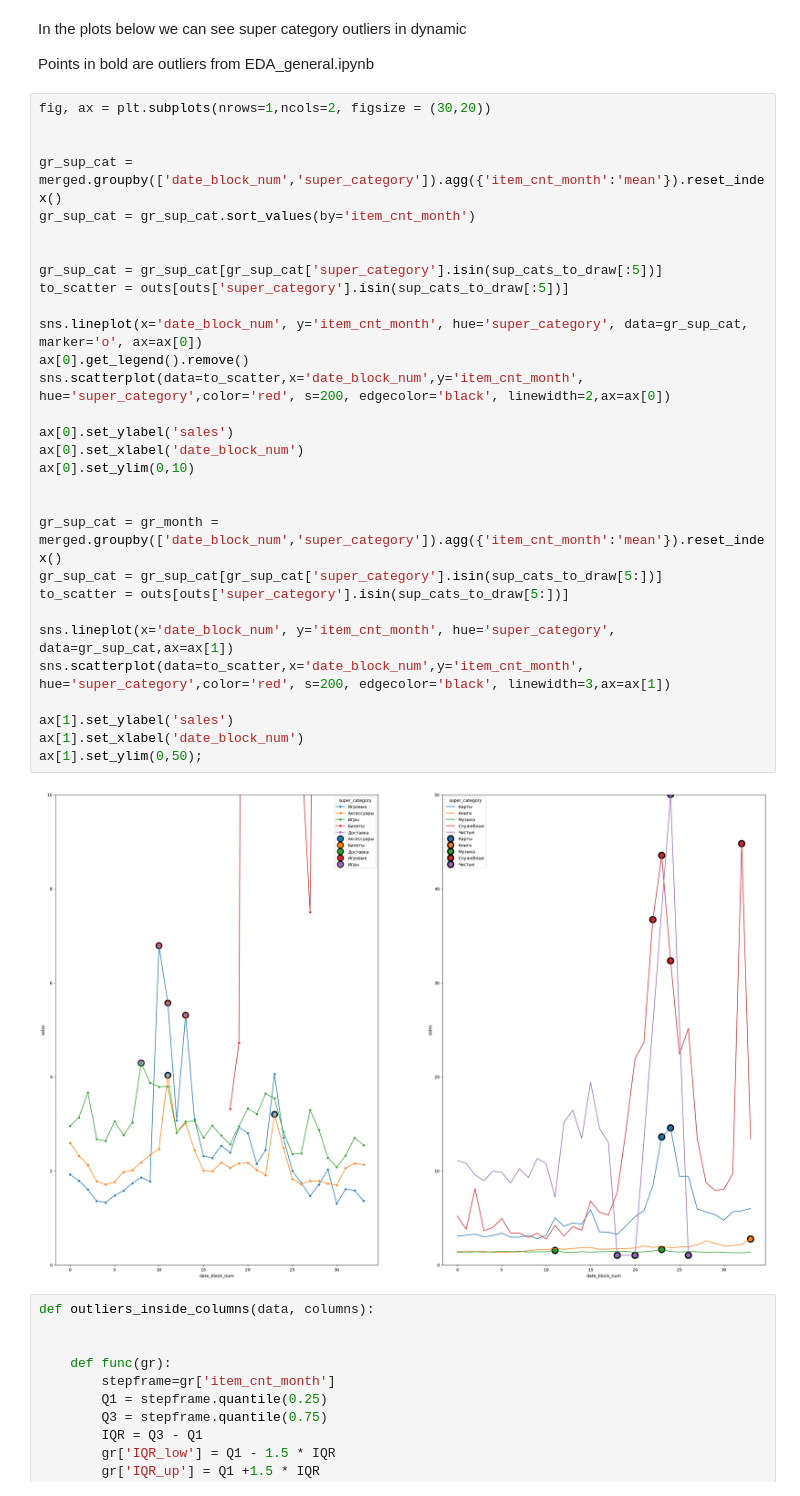
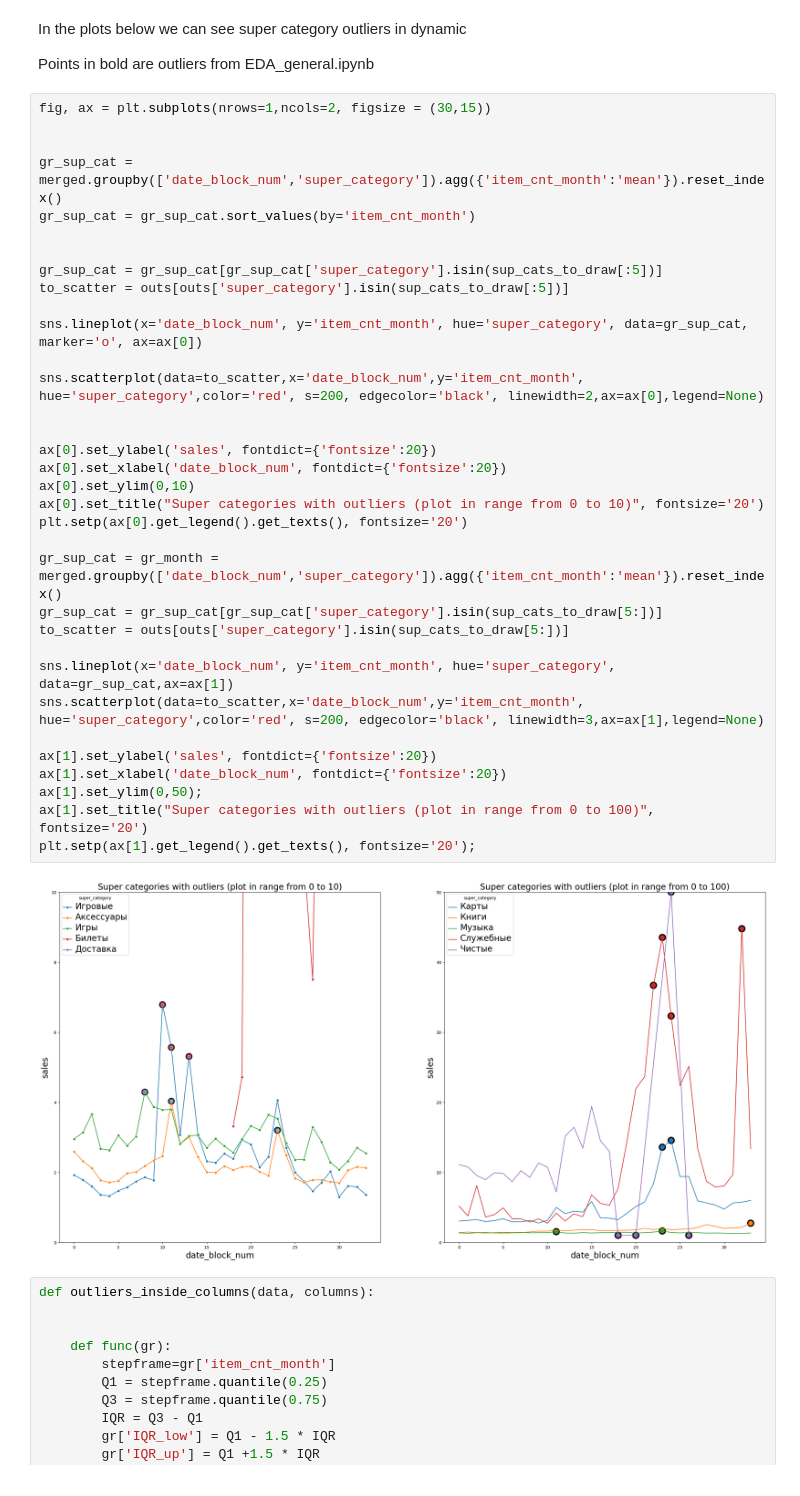
Before and after one commit to valera2444/FutureSalesPrediction, a Jupyter notebook: EDA/EDA_anomlies.ipynb, the cells around one changed output. Cells and saved outputs as stored; diff of their text form.

```diff
--- a/EDA/EDA_anomlies.ipynb
+++ b/EDA/EDA_anomlies.ipynb
@@ -126,37 +128,41 @@ In the plots below we can see super category outliers in dynamic
 
 Points in bold are outliers from EDA_general.ipynb
 # %%
-fig, ax = plt.subplots(nrows=1,ncols=2, figsize = (30,20))
+fig, ax = plt.subplots(nrows=1,ncols=2, figsize = (30,15))
 
 
 gr_sup_cat = merged.groupby(['date_block_num','super_category']).agg({'item_cnt_month':'mean'}).reset_index()
 gr_sup_cat = gr_sup_cat.sort_values(by='item_cnt_month')
 
 
 gr_sup_cat = gr_sup_cat[gr_sup_cat['super_category'].isin(sup_cats_to_draw[:5])]
 to_scatter = outs[outs['super_category'].isin(sup_cats_to_draw[:5])]
 
 sns.lineplot(x='date_block_num', y='item_cnt_month', hue='super_category', data=gr_sup_cat, marker='o', ax=ax[0])
-ax[0].get_legend().remove()
-sns.scatterplot(data=to_scatter,x='date_block_num',y='item_cnt_month', hue='super_category',color='red', s=200, edgecolor='black', linewidth=2,ax=ax[0])
 
-ax[0].set_ylabel('sales')
-ax[0].set_xlabel('date_block_num')
+sns.scatterplot(data=to_scatter,x='date_block_num',y='item_cnt_month', hue='super_category',color='red', s=200, edgecolor='black', linewidth=2,ax=ax[0],legend=None)
+
+
+ax[0].set_ylabel('sales', fontdict={'fontsize':20})
+ax[0].set_xlabel('date_block_num', fontdict={'fontsize':20})
 ax[0].set_ylim(0,10)
-
+ax[0].set_title("Super categories with outliers (plot in range from 0 to 10)", fontsize='20')
+plt.setp(ax[0].get_legend().get_texts(), fontsize='20')
 
 gr_sup_cat = gr_month = merged.groupby(['date_block_num','super_category']).agg({'item_cnt_month':'mean'}).reset_index()
 gr_sup_cat = gr_sup_cat[gr_sup_cat['super_category'].isin(sup_cats_to_draw[5:])]
 to_scatter = outs[outs['super_category'].isin(sup_cats_to_draw[5:])]
 
 sns.lineplot(x='date_block_num', y='item_cnt_month', hue='super_category', data=gr_sup_cat,ax=ax[1])
-sns.scatterplot(data=to_scatter,x='date_block_num',y='item_cnt_month', hue='super_category',color='red', s=200, edgecolor='black', linewidth=3,ax=ax[1])
+sns.scatterplot(data=to_scatter,x='date_block_num',y='item_cnt_month', hue='super_category',color='red', s=200, edgecolor='black', linewidth=3,ax=ax[1],legend=None)
 
-ax[1].set_ylabel('sales')
-ax[1].set_xlabel('date_block_num')
+ax[1].set_ylabel('sales', fontdict={'fontsize':20})
+ax[1].set_xlabel('date_block_num', fontdict={'fontsize':20})
 ax[1].set_ylim(0,50);
+ax[1].set_title("Super categories with outliers (plot in range from 0 to 100)", fontsize='20')
+plt.setp(ax[1].get_legend().get_texts(), fontsize='20');
 # %% [output]
-[figure, old version]
+[figure, new version]
 # %%
 def outliers_inside_columns(data, columns):
 
```
Also changed, not shown: parts of 4 cells of this notebook, 2 other files.
